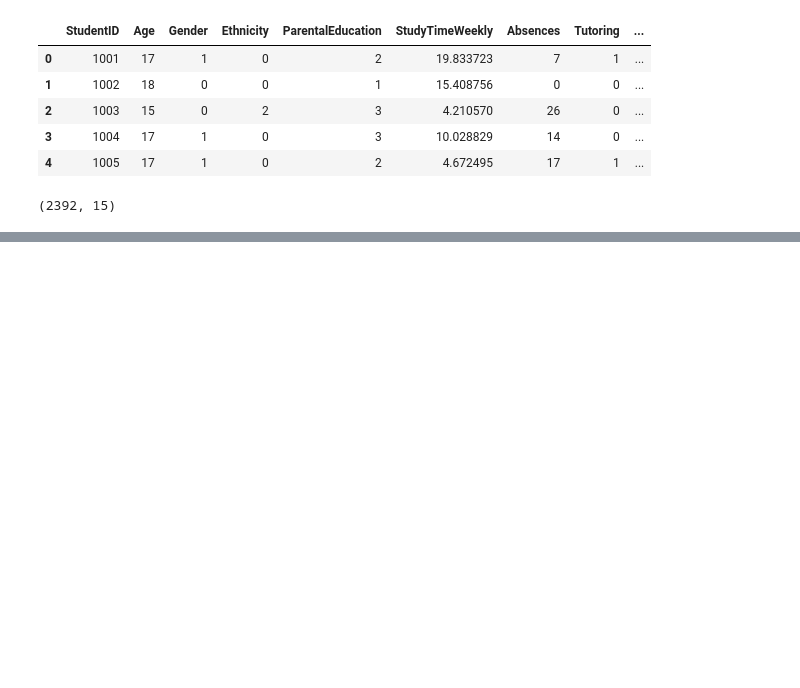
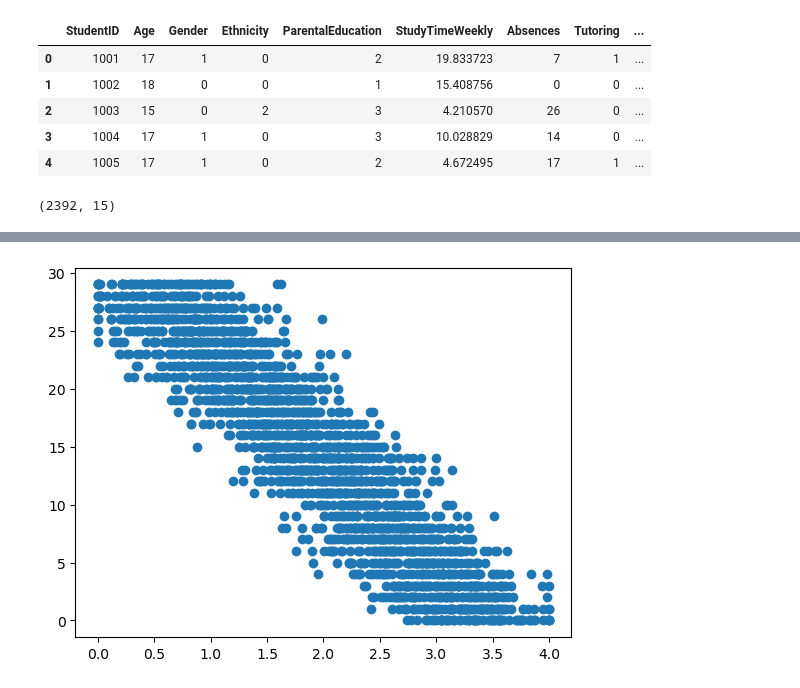
Before and after one commit to vprabhudesai/ContinuingStudingsProject, a Jupyter notebook: Module 2/data_cleaning_visualizing.ipynb, the cells around one changed output, grey strips where cells are left out. Cells and saved outputs as stored; diff of their text form; code cells hidden in the pictures; blank space fills up the shorter version.

```diff
--- a/Module 2/data_cleaning_visualizing.ipynb
+++ b/Module 2/data_cleaning_visualizing.ipynb
@@ -25,0 +48,5 @@ df.dropna
+# %%
+plt.scatter(df["GPA"], df["Absences"], marker="o")
+plt.show()
+# %% [output]
+[figure, added]
```
Also changed, not shown: parts of 5 cells of this notebook, 1 other file.
